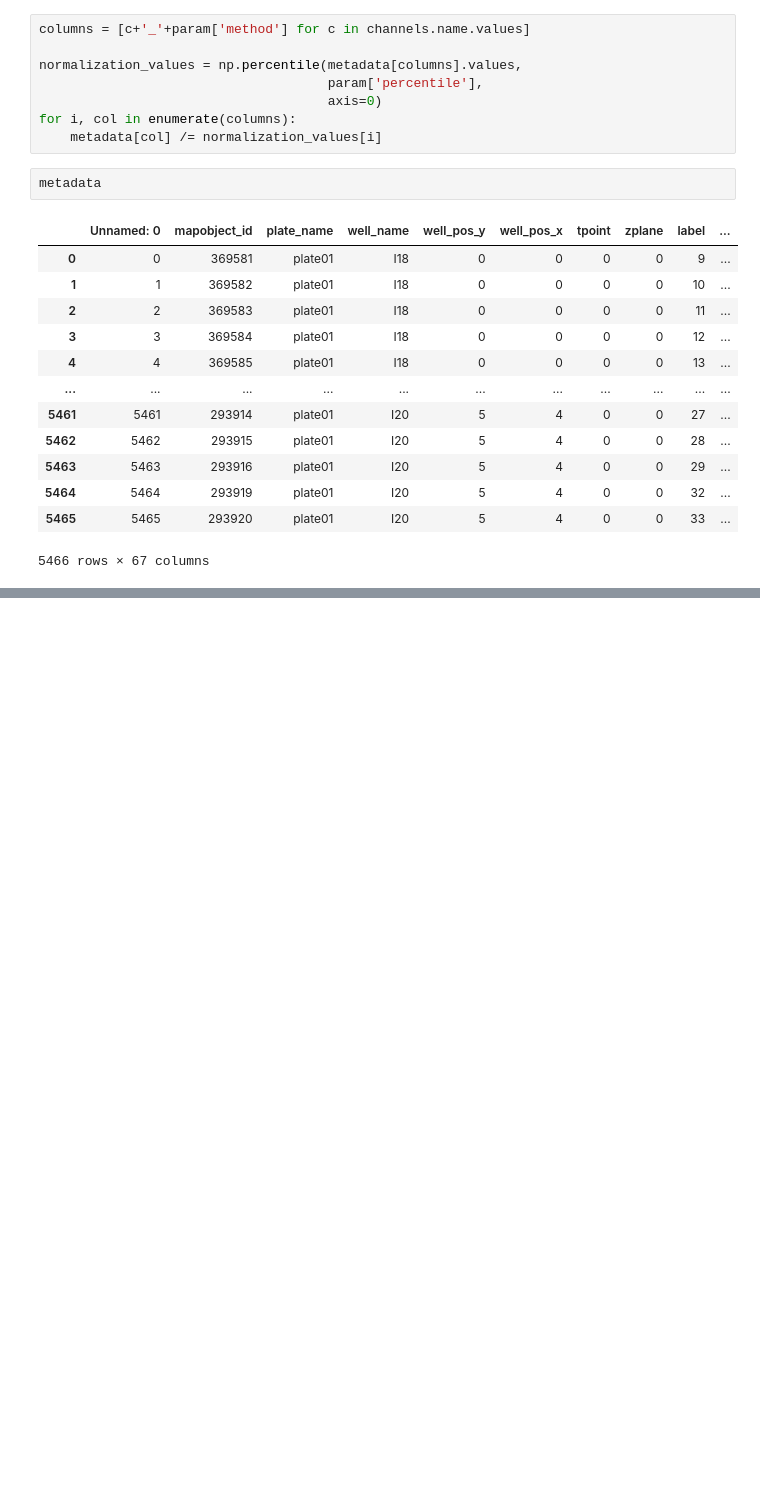
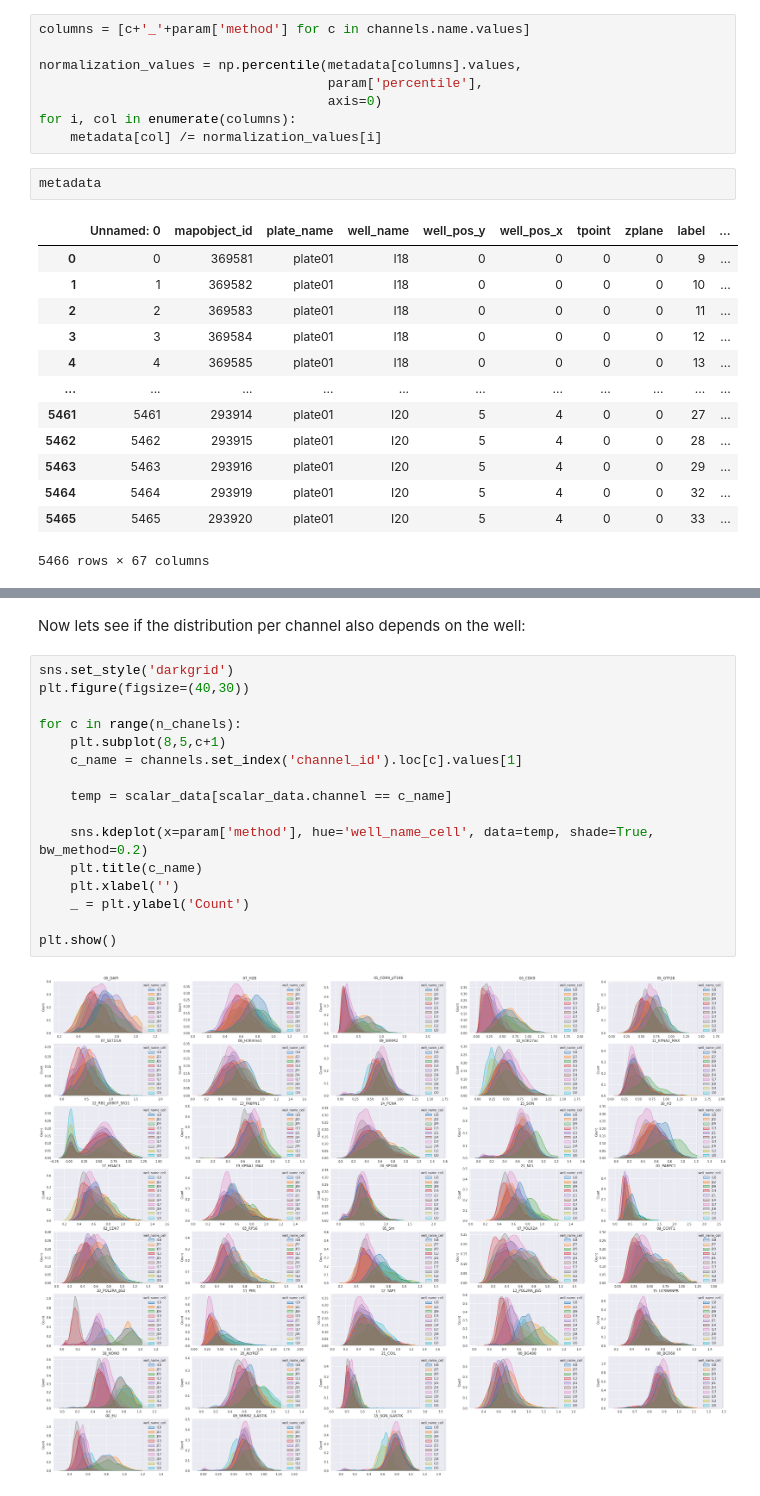
Before and after one commit to andresbecker/master_thesis, a Jupyter notebook: workspace/notebooks/Exploratory_projected_data_analysis.ipynb, the cells around one changed output, grey strips where cells are left out. Saved outputs shown, nothing was run; the diff lists cells and outputs as text; blank space fills up the shorter version.

```diff
--- a/workspace/notebooks/Exploratory_projected_data_analysis.ipynb
+++ b/workspace/notebooks/Exploratory_projected_data_analysis.ipynb
@@ -135,0 +187,20 @@ ValueError: percentiles should all be in the interval [0, 1]. Try 0.5 instead.
+# %% [markdown]
+Now lets see if the distribution per channel also depends on the well:
+# %%
+sns.set_style('darkgrid')
+plt.figure(figsize=(40,30))
+
+for c in range(n_chanels):
+    plt.subplot(8,5,c+1)
+    c_name = channels.set_index('channel_id').loc[c].values[1]
+
+    temp = scalar_data[scalar_data.channel == c_name]
+
+    sns.kdeplot(x=param['method'], hue='well_name_cell', data=temp, shade=True, bw_method=0.2)
+    plt.title(c_name)
+    plt.xlabel('')
+    _ = plt.ylabel('Count')
+
+plt.show()
+# %% [output]
+[figure, added]
```
Also changed, not shown: parts of 9 cells of this notebook, 4 other files.
